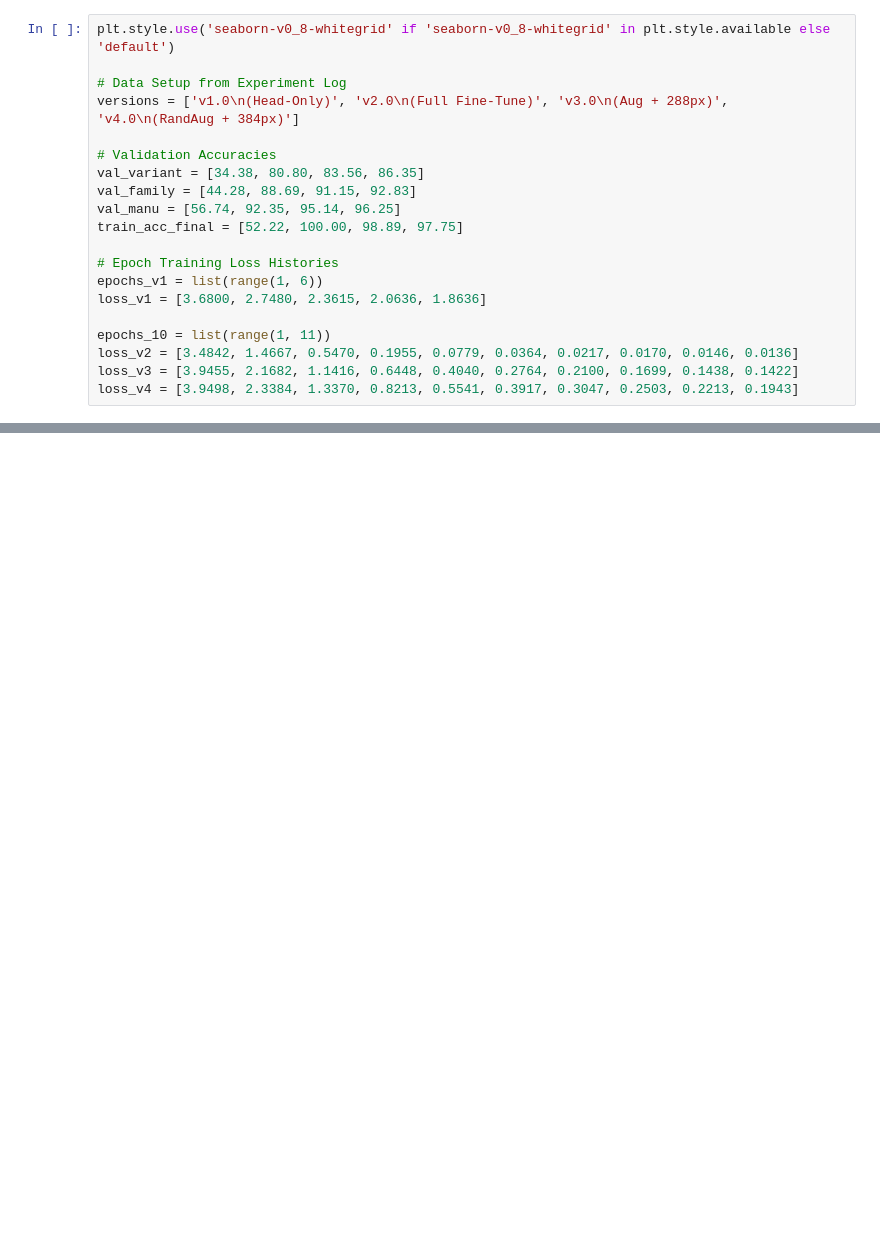
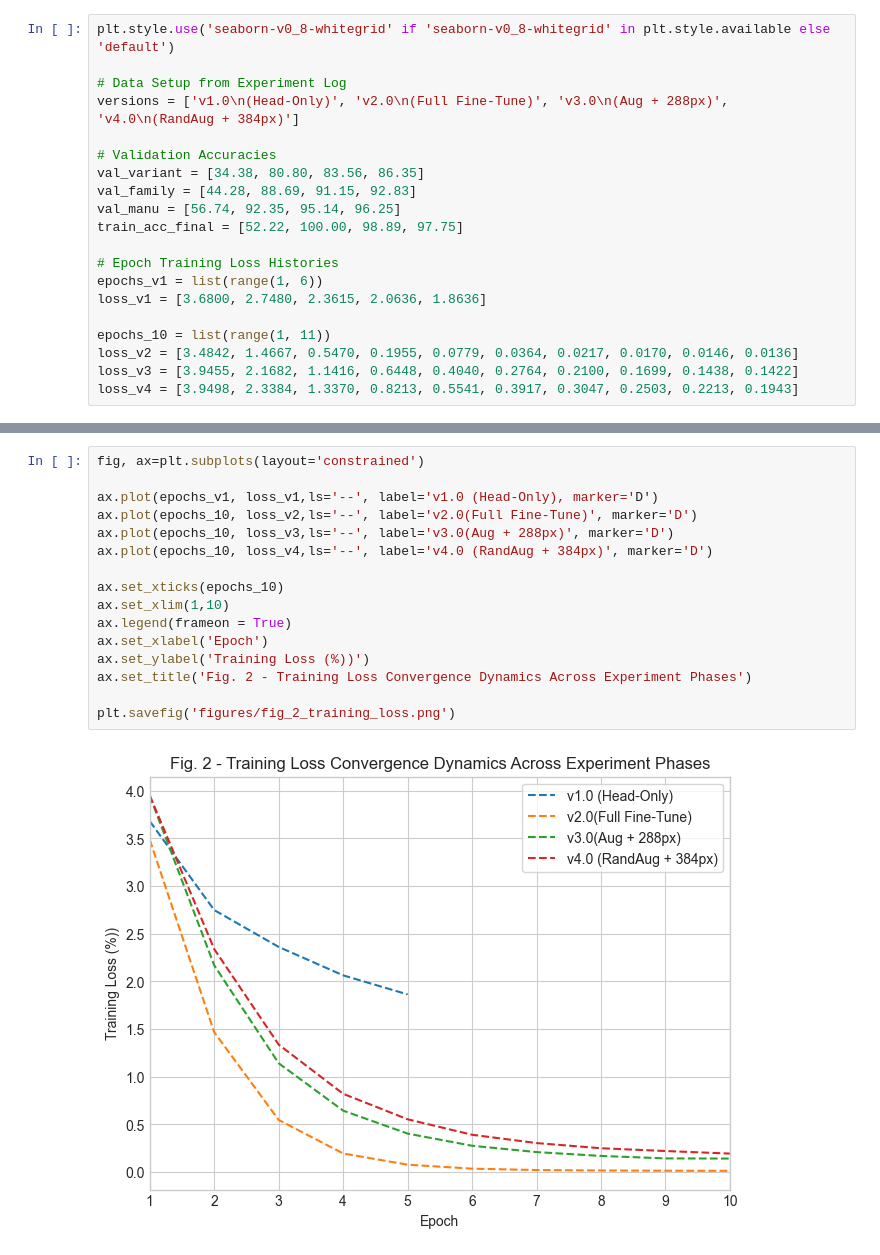
Before and after one commit to hugos11/Aircraft-Classifier, a Jupyter notebook: analysis.ipynb, the cells around one changed output, grey strips where cells are left out. Saved outputs shown, nothing was run; the diff lists cells and outputs as text; blank space fills up the shorter version.

```diff
--- a/analysis.ipynb
+++ b/analysis.ipynb
@@ -41,0 +43,18 @@ Text(0.5, 1.0, 'Fig. 1 - The progression in heirachal accuracy over phases of de
+# %%
+fig, ax=plt.subplots(layout='constrained')
+
+ax.plot(epochs_v1, loss_v1,ls='--', label='v1.0 (Head-Only), marker='D')
+ax.plot(epochs_10, loss_v2,ls='--', label='v2.0(Full Fine-Tune)', marker='D')
+ax.plot(epochs_10, loss_v3,ls='--', label='v3.0(Aug + 288px)', marker='D')
+ax.plot(epochs_10, loss_v4,ls='--', label='v4.0 (RandAug + 384px)', marker='D')
+
+ax.set_xticks(epochs_10)
+ax.set_xlim(1,10)
+ax.legend(frameon = True)
+ax.set_xlabel('Epoch')
+ax.set_ylabel('Training Loss (%))')
+ax.set_title('Fig. 2 - Training Loss Convergence Dynamics Across Experiment Phases')
+
+plt.savefig('figures/fig_2_training_loss.png')
+# %% [output]
+[figure, added]
```
Also changed, not shown: parts of 2 cells of this notebook, 2 other files.
